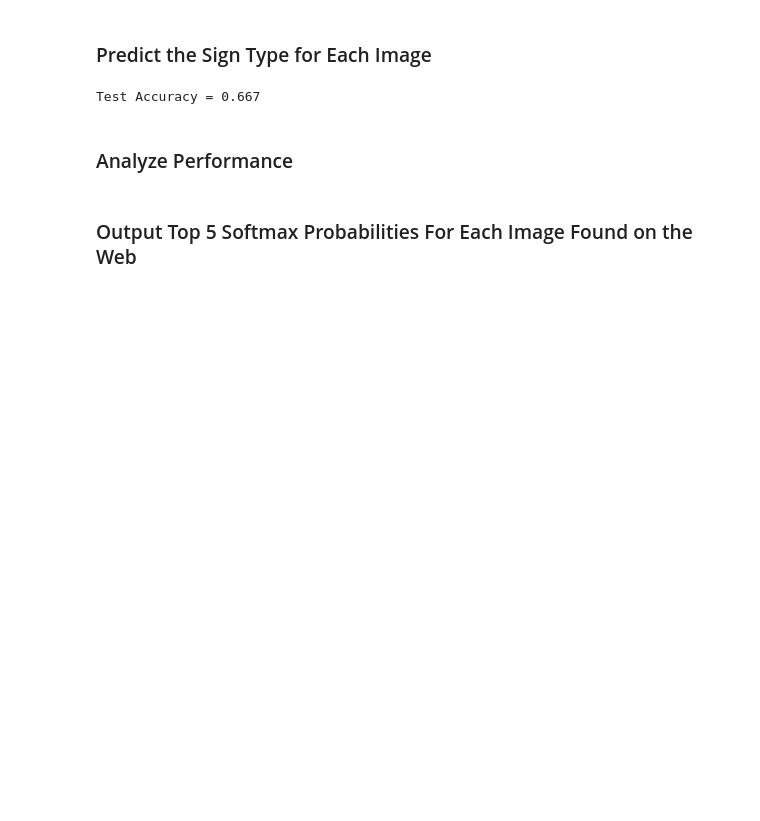
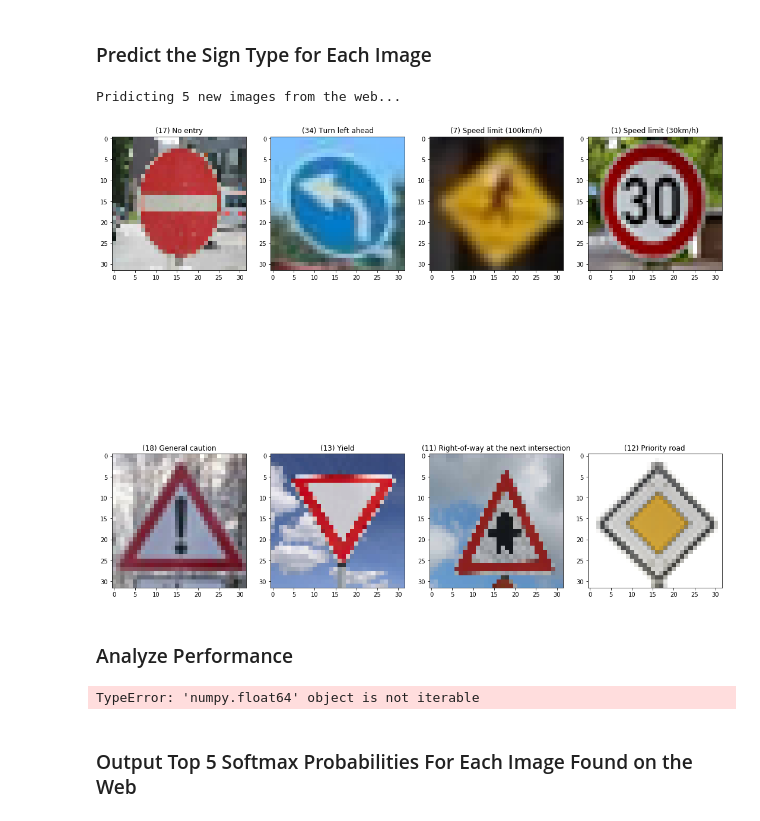
Before and after one commit to pionoor/CarND-Traffic-Sign-Classifier-P2, a Jupyter notebook: Traffic_Sign_Classifier.ipynb, the cells around one changed output. Cells and saved outputs as stored; diff of their text form; code cells hidden in the pictures; blank space fills up the shorter version.

```diff
--- a/Traffic_Sign_Classifier.ipynb
+++ b/Traffic_Sign_Classifier.ipynb
@@ -452,21 +466,48 @@ plt.show()
 # %%
 ### Run the predictions here and use the model to output the prediction for each image.
 ### Make sure to pre-process the images with the same pre-processing pipeline used earlier.
 ### Feel free to use as many code cells as needed.
-result = []
+softmax = tf.nn.softmax(logits)
+top_k = tf.nn.top_k(softmax, 3)
+
 
 with tf.Session() as sess:
     saver.restore(sess, tf.train.latest_checkpoint('.'))
+    values, indices = sess.run(softmax, feed_dict={x: X_new_normalized, keep_prob:1.0})
 
-    test_accuracy = evaluate(X_new, y_new)[1]
-    print("Test Accuracy = {:.3f}".format(test_accuracy))
+
+values = np.around(values, decimals = 3)
+
+
+
+fig, axarr = plt.subplots(2, 4, figsize=(15,15))
+fig.tight_layout()
+
+print("Pridicting 8 new images from the web...")
+for img, idxs, i  in zip(X_new, indices, range(len(X_new))):
+    signId = str(idxs[0])
+    name = id2name[signId]
+    image = img.squeeze()
+    image_name = '(' + signId + ') ' + name
+    axarr[floor(i/4)][i%4].set_title(image_name)
+    axarr[floor(i/4)][i%4].imshow(image)
 # %% [output]
-Test Accuracy = 0.667
+Pridicting 5 new images from the web...
+[figure, added]
 # %% [markdown]
 ### Analyze Performance
 # %%
 ### Calculate the accuracy for these 5 new images.
 ### For example, if the model predicted 1 out of 5 signs correctly, it's 20% accurate on these new images.
+result = []
+
+with tf.Session() as sess:
+    saver.restore(sess, tf.train.latest_checkpoint('.'))
+
+    test_accuracy = evaluate(X_new, y_new)[1]
+    print("New Images Accuracy = {:.3f}".format(test_accuracy))
+# %% [output]
+TypeError: 'numpy.float64' object is not iterable
 # %% [markdown]
 ### Output Top 5 Softmax Probabilities For Each Image Found on the Web
 # %% [markdown]
```
Also changed, not shown: parts of 11 cells of this notebook, 1 other file.
